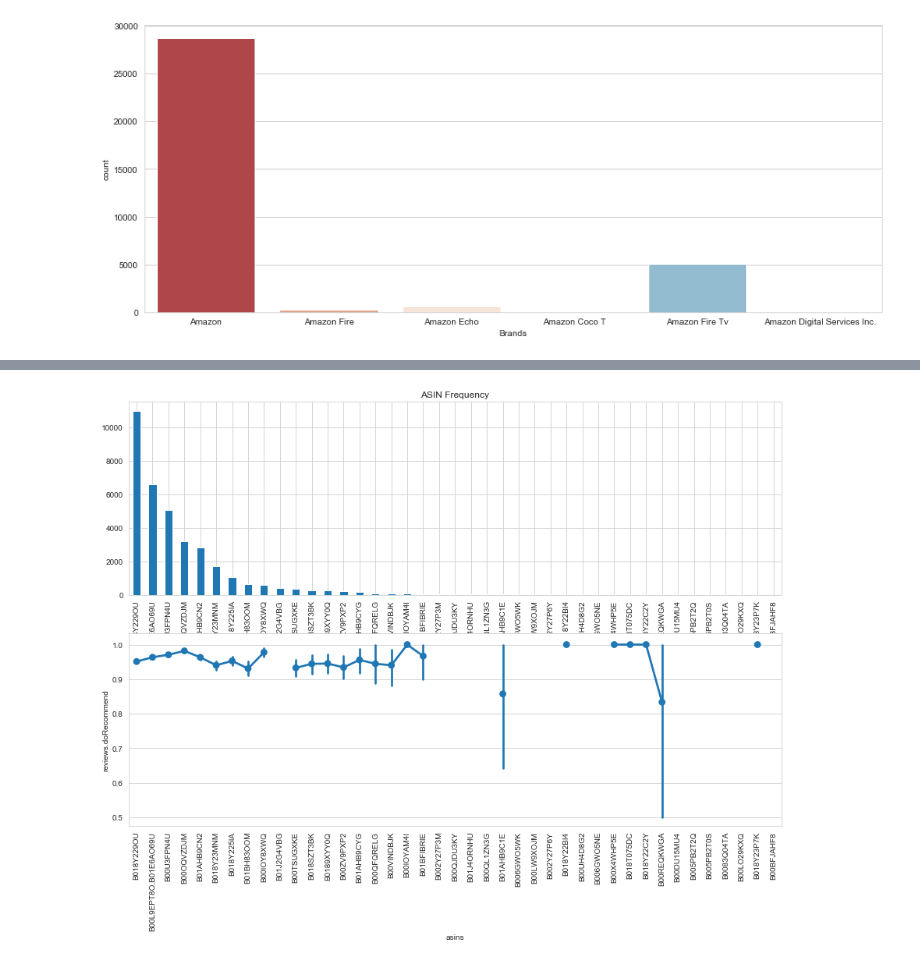
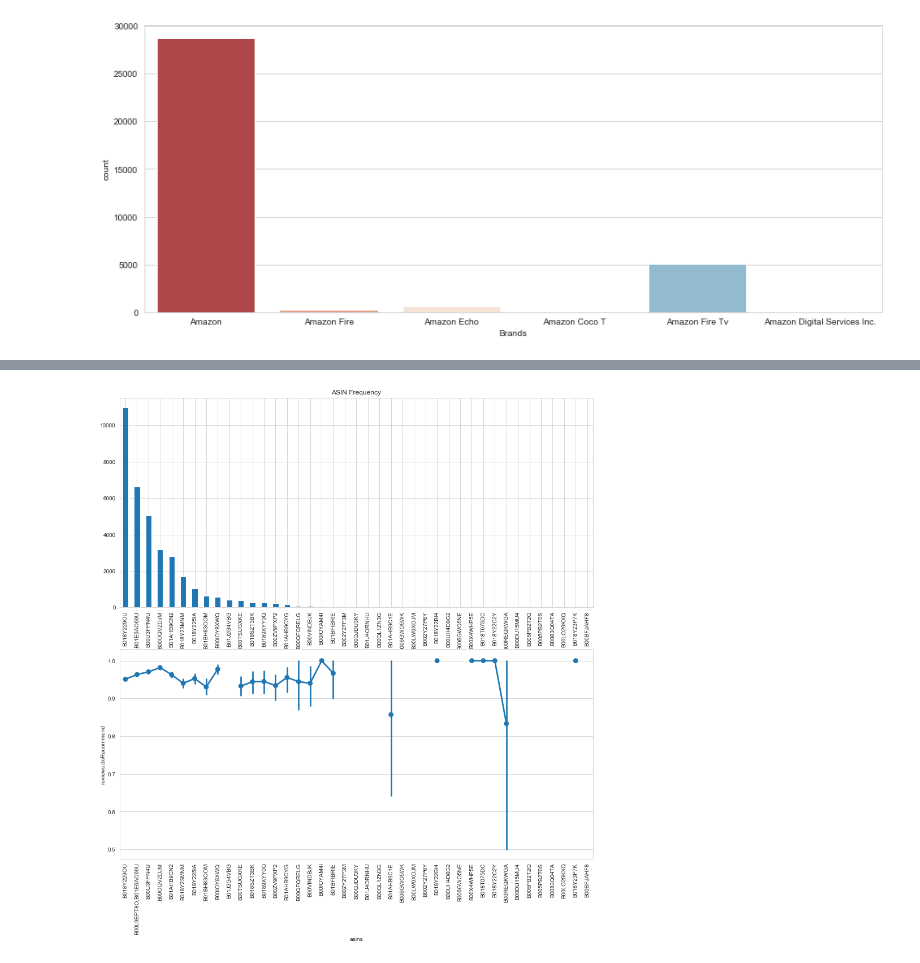
Before and after one commit to mirtanvirislam/NLP-Sentiment-Analysis, a Jupyter notebook: notebooks/Analysis 1.ipynb, the cells around one changed output, grey strips where cells are left out. Drawn from its saved outputs; the diff is of its cells as text; code cells hidden in the pictures.

```diff
--- a/notebooks/Analysis 1.ipynb
+++ b/notebooks/Analysis 1.ipynb
@@ -195,18 +195,18 @@ plt.show()
 # %%
 # Visualizing review doRecommend per ASIN
 # Bar plot shows no. of reviews
 # Point plot shows the rating and variance in the rating
 
 asins_count_ix = df["asins"].value_counts().index
-plt.subplots(2,1,figsize=(15,10))
+plt.subplots(2,1,figsize=(15,15))
 
 plt.subplot(2,1,1)
 df["asins"].value_counts().plot(kind="bar", title="ASIN Frequency")
 
 plt.subplot(2,1,2)
 sns.pointplot(x="asins", y="reviews.doRecommend", order=asins_count_ix, data=df)
 
 plt.xticks(rotation=90)
 plt.show()
 # %% [output]
-[figure, old version]
+[figure, new version]
```
Also changed, not shown: parts of 1 cell of this notebook.
